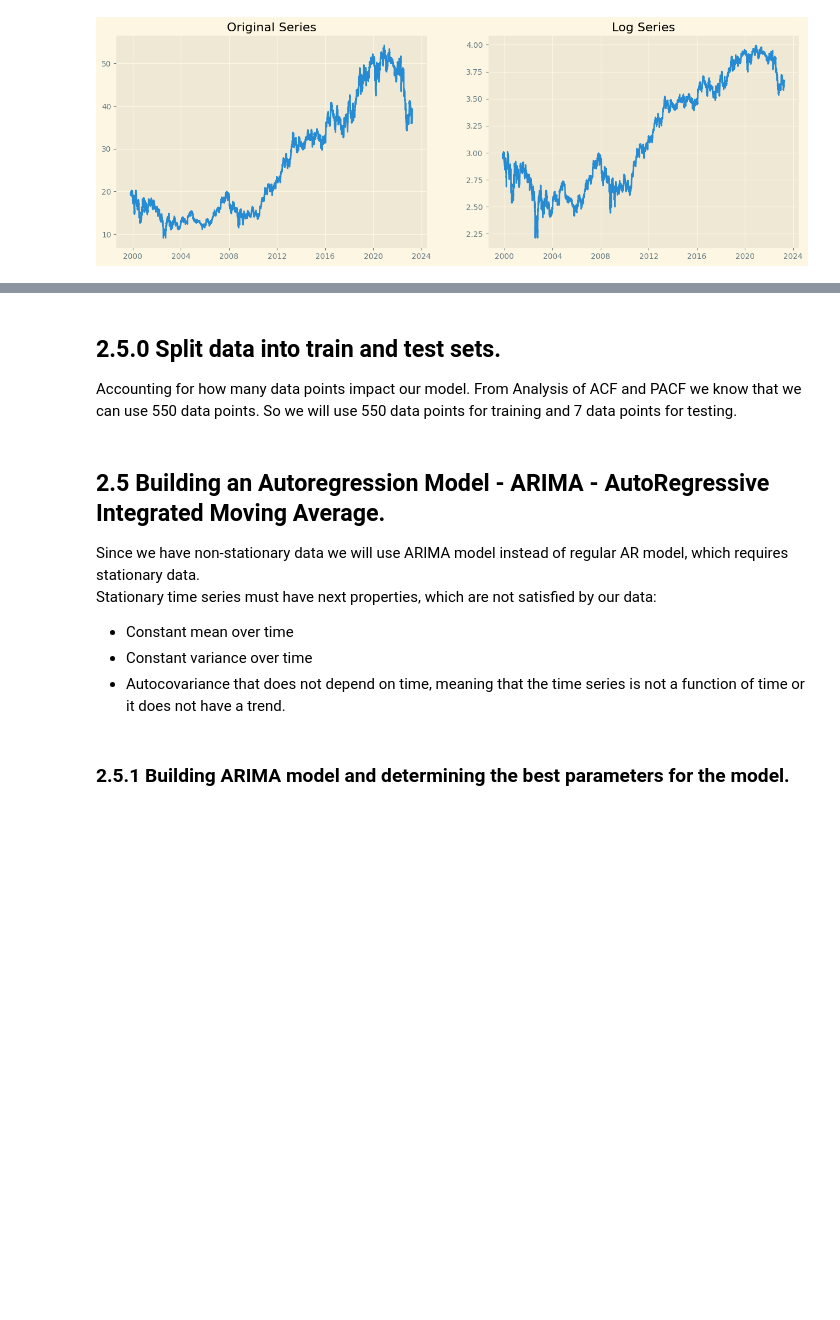
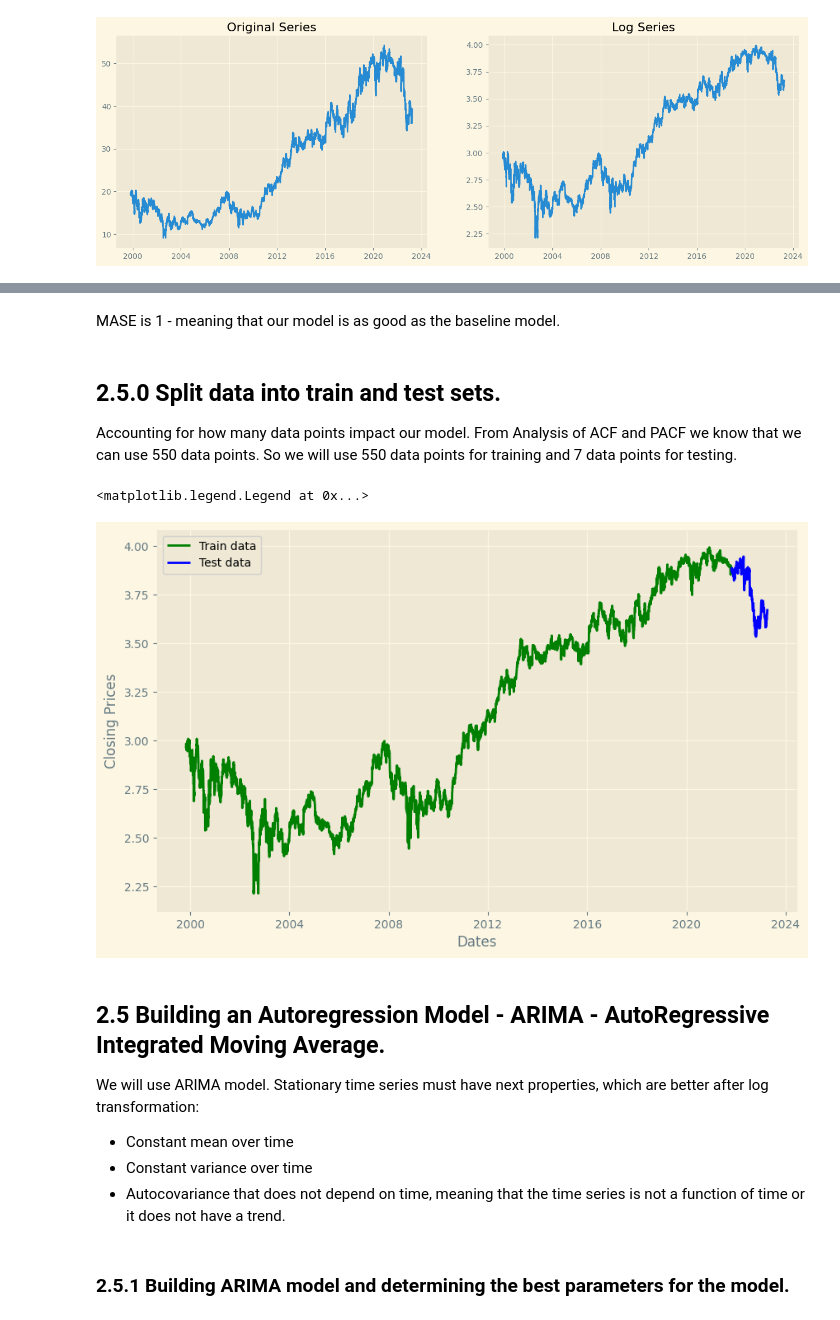
Before and after one commit to Folongton/Stock-Analysis, a Jupyter notebook: P1-Indicators-Chart-Analysis/P2-Modeling-Feature_Ingeneering.ipynb, the cells around one changed output, grey strips where cells are left out. Saved outputs shown, nothing was run; the diff lists cells and outputs as text; code cells hidden in the pictures; blank space fills up the shorter version.

Commit message:
FInishing ARIMA

```diff
--- a/P1-Indicators-Chart-Analysis/P2-Modeling-Feature_Ingeneering.ipynb
+++ b/P1-Indicators-Chart-Analysis/P2-Modeling-Feature_Ingeneering.ipynb
@@ -178,7 +181,7 @@ Here are a few reasons why applying a logarithmic transformation is beneficial:
 # Smooting trend and stabilizing variance
 from pylab import rcParams
 rcParams['figure.figsize'] = 10, 4
-df_log = np.log(df_close)
+df_log = np.log(df['Close'])
 moving_avg = df_log.rolling(12).mean()
 std_dev = df_log.rolling(12).std()
 plt.legend(loc='best')
@@ -232,3 +239,5 @@ Test MASE: 1.000
+# %% [markdown]
+MASE is 1 - meaning that our model is as good as the baseline model.
 # %% [markdown]
 ## 2.5.0 Split data into train and test sets.
 Accounting for how many data points impact our model. From Analysis of ACF and PACF we know that we can use 550 data points. So we will use 550 data points for training and 7 data points for testing.
@@ -241,7 +244,22 @@ test_data = df_ACF['Close'].iloc[-PREDICTION_DAYS:]
+# %%
+PREDICTION_DAYS = 365
+
+train_data = df_log.iloc[:-PREDICTION_DAYS]
+test_data = df_log.iloc[-PREDICTION_DAYS:]
+plt.figure(figsize=(10,6))
+plt.grid(True)
+plt.xlabel('Dates')
+plt.ylabel('Closing Prices')
+plt.plot(train_data, 'green', label='Train data')
+plt.plot(test_data, 'blue', label='Test data')
+plt.legend()
+# %% [output]
+<matplotlib.legend.Legend at 0x...>
+[figure, added]
 # %% [markdown]
 ## 2.5 Building an Autoregression Model - ARIMA - AutoRegressive Integrated Moving Average.
-Since we have non-stationary data we will use ARIMA model instead of regular AR model, which requires stationary data.
-Stationary time series must have next properties, which are not satisfied by our data:
+We will use ARIMA model.
+Stationary time series must have next properties, which are better after log transformation:
 * Constant mean over time
 * Constant variance over time
 * Autocovariance that does not depend on time, meaning that the time series is not a function of time or it does not have a trend.
```
Also changed, not shown: parts of 17 cells of this notebook.
